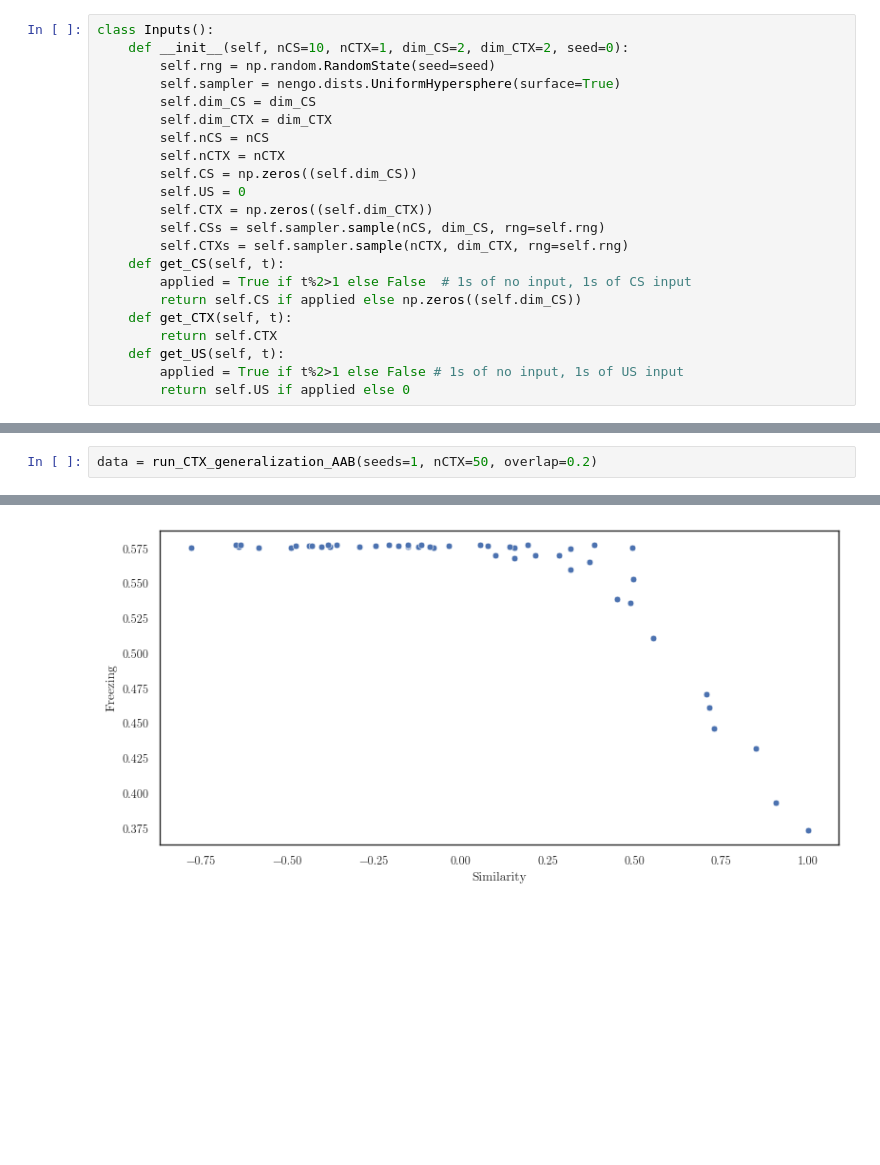
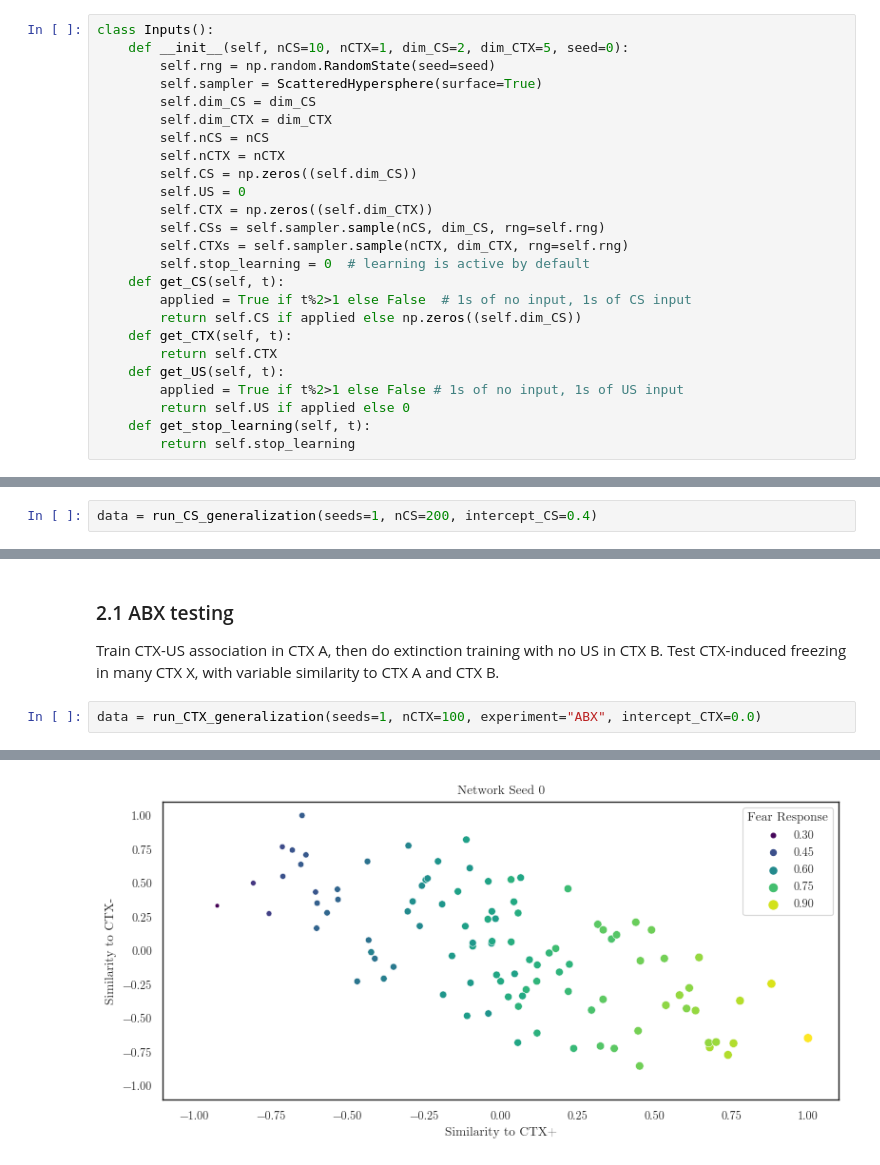
Before and after one commit to psipeter/amygdala, a Jupyter notebook: model3.ipynb, the cells around one changed output, grey strips where cells are left out. Cells and saved outputs as stored; diff of their text form; blank space fills up the shorter version.

Commit message:
changed definition of  fear and extinction neurons; improved generalization plotting

```diff
--- a/model3.ipynb
+++ b/model3.ipynb
@@ -20,8 +15,8 @@ We will use Model 2. We will turn off safety learning to avoid extinction while
 # %%
 class Inputs():
-    def __init__(self, nCS=10, nCTX=1, dim_CS=2, dim_CTX=2, seed=0):
+    def __init__(self, nCS=10, nCTX=1, dim_CS=2, dim_CTX=5, seed=0):
         self.rng = np.random.RandomState(seed=seed)
-        self.sampler = nengo.dists.UniformHypersphere(surface=True)
+        self.sampler = ScatteredHypersphere(surface=True)
         self.dim_CS = dim_CS
         self.dim_CTX = dim_CTX
         self.nCS = nCS
@@ -31,6 +26,7 @@ class Inputs():
         self.CTX = np.zeros((self.dim_CTX))
         self.CSs = self.sampler.sample(nCS, dim_CS, rng=self.rng)
         self.CTXs = self.sampler.sample(nCTX, dim_CTX, rng=self.rng)
+        self.stop_learning = 0  # learning is active by default
     def get_CS(self, t):
         applied = True if t%2>1 else False  # 1s of no input, 1s of CS input
         return self.CS if applied else np.zeros((self.dim_CS))
@@ -39,4 +35,6 @@ class Inputs():
     def get_US(self, t):
         applied = True if t%2>1 else False # 1s of no input, 1s of US input
         return self.US if applied else 0
+    def get_stop_learning(self, t):
+        return self.stop_learning
 # %%
@@ -443,0 +289,2 @@ def build_network_CTX_generalization(
+# %%
+data = run_CS_generalization(seeds=1, nCS=200, intercept_CS=0.4)
@@ -519,6 +419,9 @@ def run_CTX_generalization_AAB(
 
     return data
+# %% [markdown]
+### 2.1 ABX testing
+Train CTX-US association in CTX A, then do extinction training with no US in CTX B. Test CTX-induced freezing in many CTX X, with variable similarity to CTX A and CTX B.
 # %%
-data = run_CTX_generalization_AAB(seeds=1, nCTX=50, overlap=0.2)
+data = run_CTX_generalization(seeds=1, nCTX=100, experiment="ABX", intercept_CTX=0.0)
 # %% [output]
 seed 0
@@ -541 +444 @@ CTX 49
-[figure, old version]
+[figure, new version]
```
Also changed, not shown: parts of 22 cells of this notebook, 2 other files.
